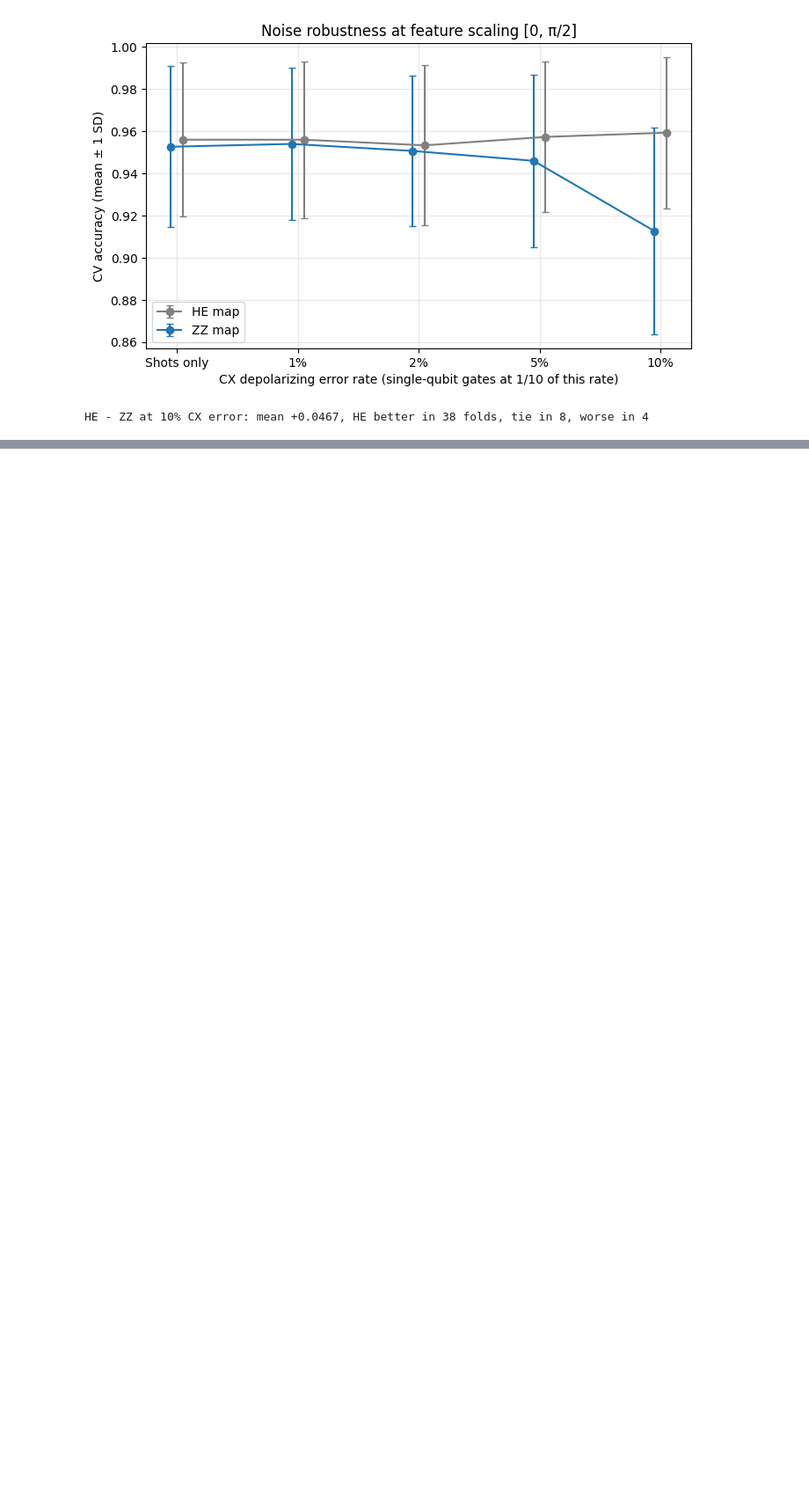
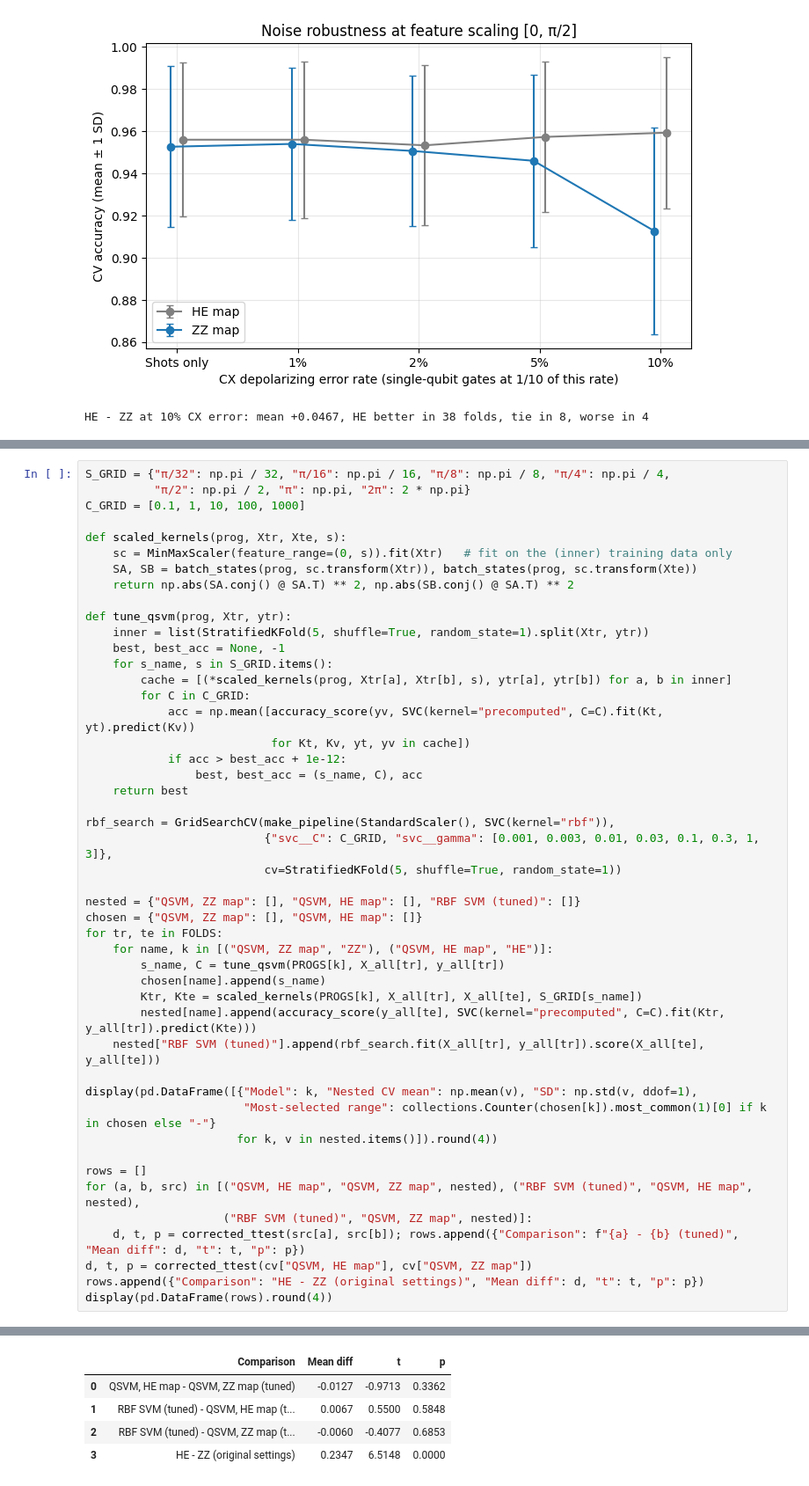
Before and after one commit to jonashih89-gif/Quantum-ML-project, a Jupyter notebook: QML_project.ipynb, the cells around one changed output, grey strips where cells are left out. Shown at 88% size. Drawn from its saved outputs; the diff is of its cells as text; blank space fills up the shorter version.

```diff
--- a/QML_project.ipynb
+++ b/QML_project.ipynb
@@ -735,0 +801,48 @@ HE - ZZ at 10% CX error: mean +0.0467, HE better in 38 folds, tie in 8, worse in
+# %%
+S_GRID = {"π/32": np.pi / 32, "π/16": np.pi / 16, "π/8": np.pi / 8, "π/4": np.pi / 4,
+          "π/2": np.pi / 2, "π": np.pi, "2π": 2 * np.pi}
+C_GRID = [0.1, 1, 10, 100, 1000]
+
+def scaled_kernels(prog, Xtr, Xte, s):
+    sc = MinMaxScaler(feature_range=(0, s)).fit(Xtr)   # fit on the (inner) training data only
+    SA, SB = batch_states(prog, sc.transform(Xtr)), batch_states(prog, sc.transform(Xte))
+    return np.abs(SA.conj() @ SA.T) ** 2, np.abs(SB.conj() @ SA.T) ** 2
+
+def tune_qsvm(prog, Xtr, ytr):
+    inner = list(StratifiedKFold(5, shuffle=True, random_state=1).split(Xtr, ytr))
+    best, best_acc = None, -1
+    for s_name, s in S_GRID.items():
+        cache = [(*scaled_kernels(prog, Xtr[a], Xtr[b], s), ytr[a], ytr[b]) for a, b in inner]
+        for C in C_GRID:
+            acc = np.mean([accuracy_score(yv, SVC(kernel="precomputed", C=C).fit(Kt, yt).predict(Kv))
+                           for Kt, Kv, yt, yv in cache])
+            if acc > best_acc + 1e-12:
+                best, best_acc = (s_name, C), acc
+    return best
+
+rbf_search = GridSearchCV(make_pipeline(StandardScaler(), SVC(kernel="rbf")),
+                          {"svc__C": C_GRID, "svc__gamma": [0.001, 0.003, 0.01, 0.03, 0.1, 0.3, 1, 3]},
+                          cv=StratifiedKFold(5, shuffle=True, random_state=1))
+
+nested = {"QSVM, ZZ map": [], "QSVM, HE map": [], "RBF SVM (tuned)": []}
+chosen = {"QSVM, ZZ map": [], "QSVM, HE map": []}
+for tr, te in FOLDS:
+    for name, k in [("QSVM, ZZ map", "ZZ"), ("QSVM, HE map", "HE")]:
+        s_name, C = tune_qsvm(PROGS[k], X_all[tr], y_all[tr])
+        chosen[name].append(s_name)
+        Ktr, Kte = scaled_kernels(PROGS[k], X_all[tr], X_all[te], S_GRID[s_name])
+        nested[name].append(accuracy_score(y_all[te], SVC(kernel="precomputed", C=C).fit(Ktr, y_all[tr]).predict(Kte)))
+    nested["RBF SVM (tuned)"].append(rbf_search.fit(X_all[tr], y_all[tr]).score(X_all[te], y_all[te]))
+
+display(pd.DataFrame([{"Model": k, "Nested CV mean": np.mean(v), "SD": np.std(v, ddof=1),
+                       "Most-selected range": collections.Counter(chosen[k]).most_common(1)[0] if k in chosen else "-"}
+                      for k, v in nested.items()]).round(4))
+
+rows = []
+for (a, b, src) in [("QSVM, HE map", "QSVM, ZZ map", nested), ("RBF SVM (tuned)", "QSVM, HE map", nested),
+                    ("RBF SVM (tuned)", "QSVM, ZZ map", nested)]:
+    d, t, p = corrected_ttest(src[a], src[b]); rows.append({"Comparison": f"{a} - {b} (tuned)", "Mean diff": d, "t": t, "p": p})
+d, t, p = corrected_ttest(cv["QSVM, HE map"], cv["QSVM, ZZ map"])
+rows.append({"Comparison": "HE - ZZ (original settings)", "Mean diff": d, "t": t, "p": p})
+display(pd.DataFrame(rows).round(4))
+# %% [output]
@@ -735,0 +853,5 @@ HE - ZZ at 10% CX error: mean +0.0467, HE better in 38 folds, tie in 8, worse in
+|  | Comparison | Mean diff | t | p |
+| 0 | QSVM, HE map - QSVM, ZZ map (tuned) | -0.0127 | -0.9713 | 0.3362 |
+| 1 | RBF SVM (tuned) - QSVM, HE map (t... | 0.0067 | 0.5500 | 0.5848 |
+| 2 | RBF SVM (tuned) - QSVM, ZZ map (t... | -0.0060 | -0.4077 | 0.6853 |
+| 3 | HE - ZZ (original settings) | 0.2347 | 6.5148 | 0.0000 |
```
Also changed, not shown: parts of 16 cells of this notebook.
